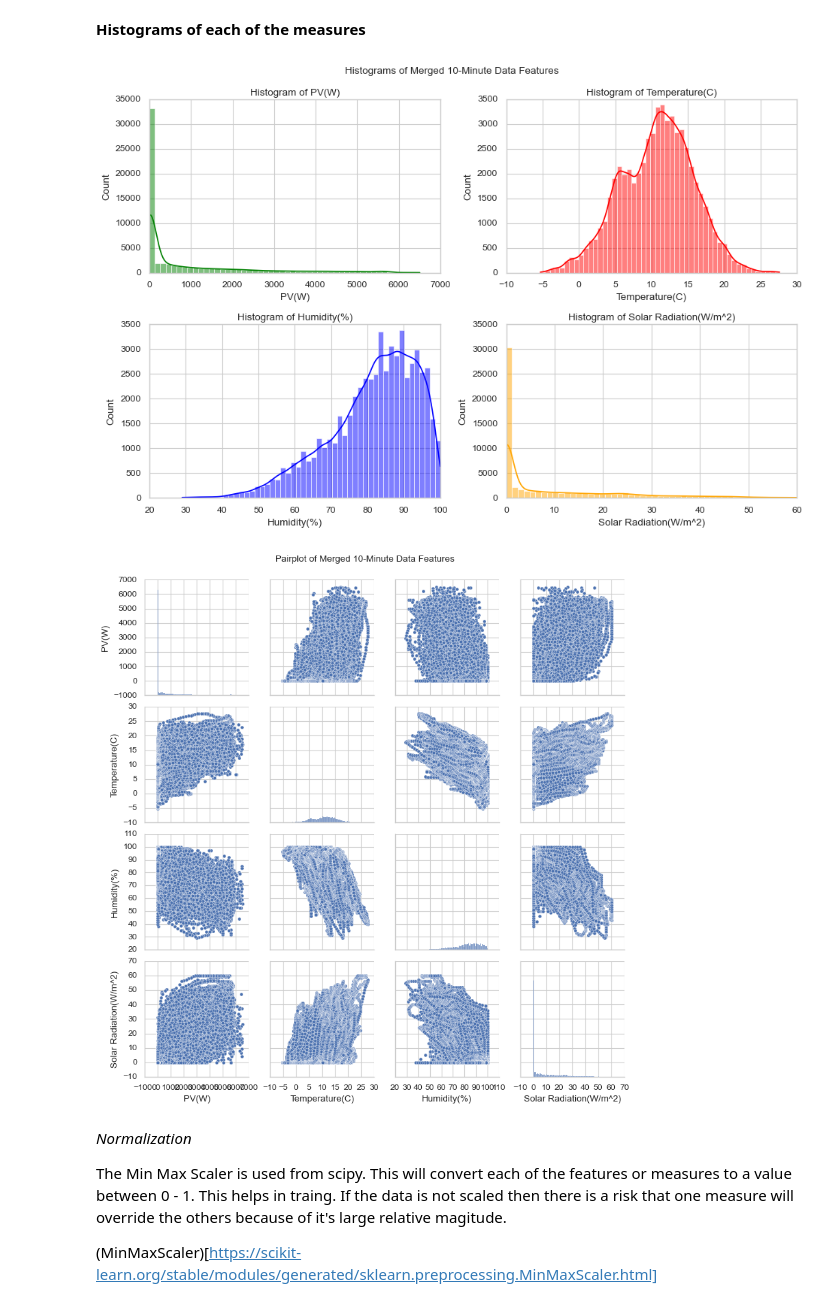
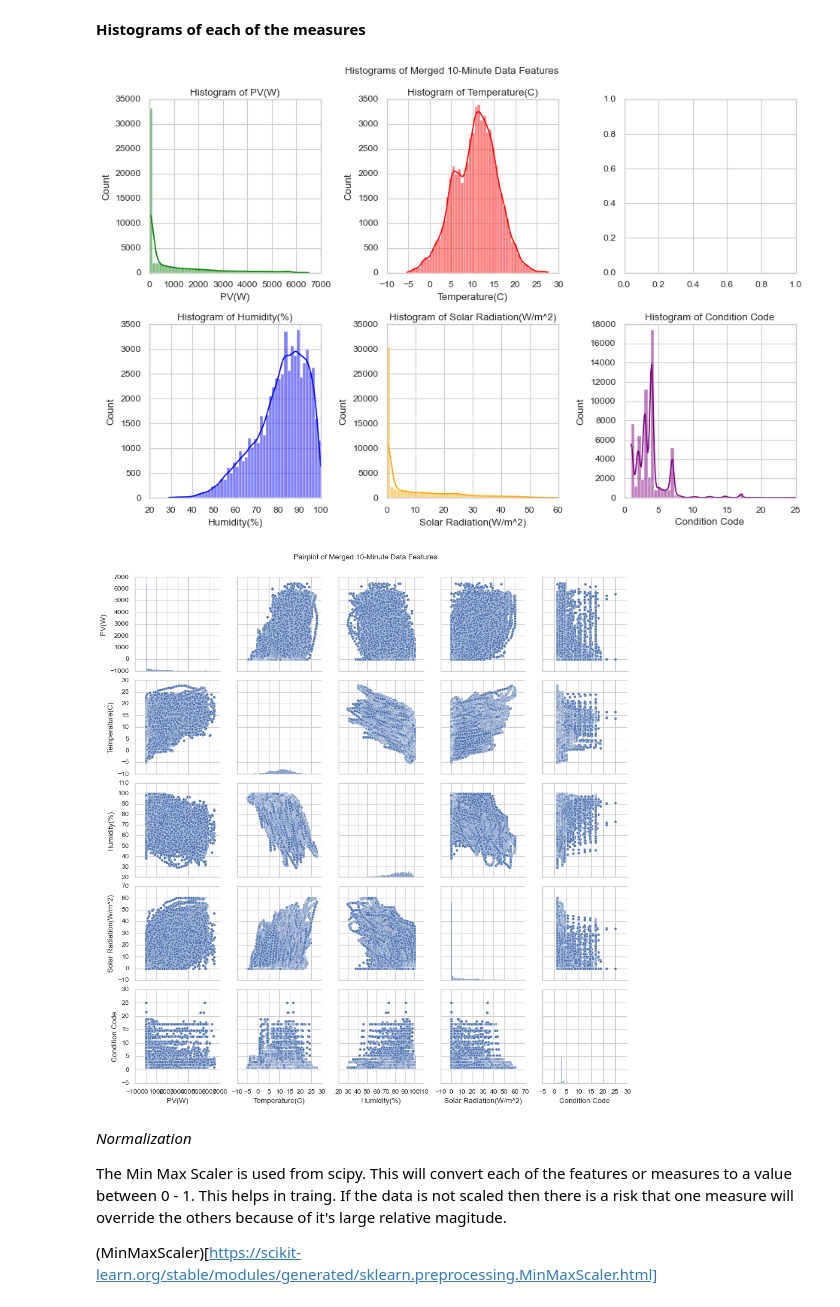
Before and after one commit to clydewatts1/PFDA-programming-for-data-analytics, a Jupyter notebook: big_project/big_project.ipynb, the cells around one changed output. Drawn from its saved outputs; the diff is of its cells as text; code cells hidden in the pictures.

```diff
--- a/big_project/big_project.ipynb
+++ b/big_project/big_project.ipynb
@@ -919,9 +1023,9 @@ weather_df.set_index('time', inplace=True)
 weather_df = weather_df.resample('10T').interpolate(method='linear')
 weather_df.reset_index(inplace=True)
 # we are only interested in time, temperature, humidity, and solar radiation
-weather_df = weather_df[['time', 'temp', 'rhum', 'tsun']]
+weather_df = weather_df[['time', 'temp', 'rhum', 'tsun','coco']]
 # rename columns for clarity
-weather_df.rename(columns={'time': 'DateTime', 'temp': 'Temperature(C)', 'rhum': 'Humidity(%)', 'tsun': 'Solar Radiation(W/m^2)'}, inplace=True)
+weather_df.rename(columns={'time': 'DateTime', 'temp': 'Temperature(C)', 'rhum': 'Humidity(%)', 'tsun': 'Solar Radiation(W/m^2)','coco': 'Condition Code'}, inplace=True)
 # Change DateTime - Drop timezone info to Europe/Dublin need that later for merging with other data
 weather_df['DateTime'] = weather_df['DateTime'].dt.tz_convert('Europe/Dublin').dt.tz_localize(None)
 print("Weather DataFrame shape:", weather_df.shape)
@@ -1033,12 +1141,9 @@ __Solar__
 # %%
 # Get the columns DateTime, PV(W) and only get times every 10 minutes
 df_solar_10min = df_raw_daily_solar[['DateTime', 'PV(W)']].copy()
-# set DateTime as index
-df_solar_10min.reset_index(inplace=True)
 # filter to only keep rows where minute is multiple of 10 - because it is at 5 minute intervals
 df_solar_10min = df_solar_10min[df_solar_10min['DateTime'].dt.minute % 10 == 0]
 df_solar_10min.set_index('DateTime', inplace=True)
-# sort index
 df_solar_10min.sort_index(inplace=True)
 # %% [markdown]
 __Weather__
@@ -1047,3 +1152,12 @@ __Weather__
 df_weather_10min = weather_df.copy()
 # sort index
 df_weather_10min.sort_index(inplace=True)
+print("df_wather_10min shape:", df_weather_10min.shape)
+print("df_solar_10min info:")
+df_solar_10min.info()
+print("df_weather_10min info:")
+df_solar_10min.info()
+# set index to DateTime
+df_weather_10min.set_index('DateTime', inplace=True)
+# Sort index
+df_weather_10min.sort_index(inplace=True)
@@ -1056,6 +1190,14 @@ __Merge__
 df_merged_10min = pd.merge_asof(left = df_solar_10min,
                                 right = df_weather_10min, left_index=True, right_index=True, direction='nearest')
 print("Merged 10-minute DataFrame shape:", df_merged_10min.shape)
+# Now add datetime derived columns for analysis
+# All centered around summer soltstice June 21 and noon , normalized between 0 and 1 using sin function
+# Month of year, day of year, hour of day
+df_merged_10min['Month_Sin'] = np.sin(2 * np.pi * (df_merged_10min.index.month - 1) / 12)
+df_merged_10min['DayOfYear_Sin'] = np.sin(2 * np.pi * (df_merged_10min.index.dayofyear - 1) / 365)
+df_merged_10min['HourOfDay_Sin'] = np.sin(2 * np.pi * (df_merged_10min.index.hour) / 24)
+print("Final Merged DataFrame shape:", df_merged_10min.shape)
+df_merged_10min.reset_index(inplace=True)
 print("DataFrame info:")
 df_merged_10min.info()
 print("Columns:", df_merged_10min.columns.tolist())
@@ -1079,7 +1226,7 @@ Columns: ['index', 'PV(W)', 'Temperature(C)', 'Humidity(%)', 'Solar Radiation(W/
 __Histograms of each of the measures__
 # %%
 # histogram of of all the measures/features
-fig, ax = plt.subplots(2,2, figsize=(12,8))
+fig, ax = plt.subplots(2,3, figsize=(12,8))
 fig.suptitle('Histograms of Merged 10-Minute Data Features')
 sns.histplot(data=df_merged_10min, x='PV(W)', bins=50, kde=True, ax=ax[0,0], color='green')
 ax[0,0].set_title('Histogram of PV(W)')
@@ -1089,17 +1236,19 @@ sns.histplot(data=df_merged_10min, x='Humidity(%)', bins=50, kde=True, ax=ax[1,0
 ax[1,0].set_title('Histogram of Humidity(%)')
 sns.histplot(data=df_merged_10min, x='Solar Radiation(W/m^2)', bins=50, kde=True, ax=ax[1,1], color='orange')
 ax[1,1].set_title('Histogram of Solar Radiation(W/m^2)')
+sns.histplot(data=df_merged_10min, x='Condition Code', bins=50, kde=True, ax=ax[1,2], color='purple')
+ax[1,2].set_title('Histogram of Condition Code')
 plt.tight_layout()
 plt.show()
 # %% [output]
-[figure, old version]
+[figure, new version]
 # %%
 # Do a pairplot to see relationships between features
-sns.pairplot(df_merged_10min[['PV(W)', 'Temperature(C)', 'Humidity(%)', 'Solar Radiation(W/m^2)']])
+sns.pairplot(df_merged_10min[['PV(W)', 'Temperature(C)', 'Humidity(%)', 'Solar Radiation(W/m^2)','Condition Code']])
 plt.suptitle('Pairplot of Merged 10-Minute Data Features', y=1.02)
 plt.show()
 # %% [output]
-[figure, old version]
+[figure, new version]
 # %% [markdown]
 _Normalization_
 
```
Also changed, not shown: parts of 31 cells of this notebook, 3 other files.
